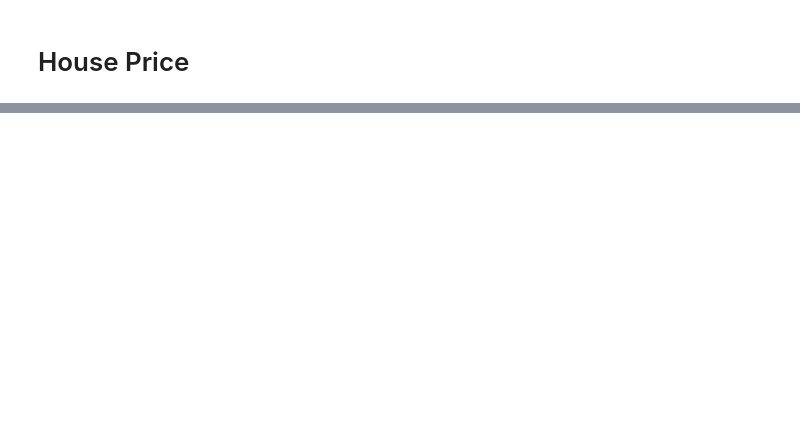
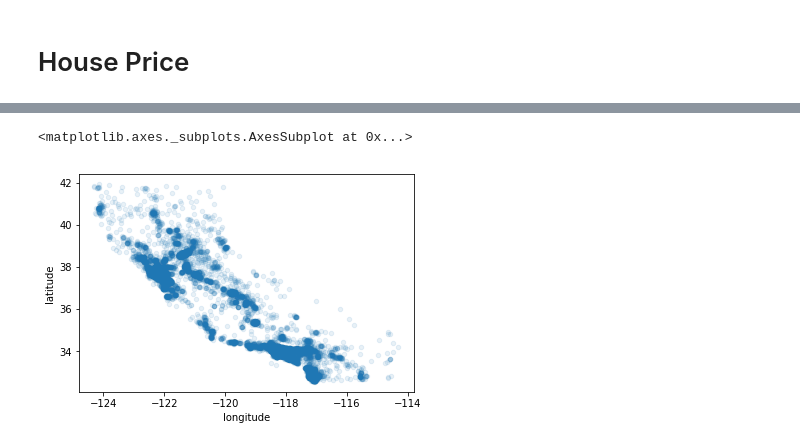
Before and after one commit to qiuweixuan/skilearn-study, a Jupyter notebook: house-price/house-price.ipynb, the cells around one changed output, grey strips where cells are left out. Saved outputs shown, nothing was run; the diff lists cells and outputs as text; code cells hidden in the pictures; blank space fills up the shorter version.

```diff
--- a/house-price/house-price.ipynb
+++ b/house-price/house-price.ipynb
@@ -43,0 +123,5 @@ tar_extractall(from_path = STORE_PATH , to_path = LOCAL_STORE_DIR )
+# %%
+#获取训练集，测试集
+test_ratio = 0.3
+random_state = 42
+train_set , test_set = train_test_split(housing_pd , test_size = test_ratio , random_state = random_state)
@@ -43,0 +147,5 @@ tar_extractall(from_path = STORE_PATH , to_path = LOCAL_STORE_DIR )
+# %%
+import numpy as np
+#离散化处理
+housing_pd['income_cat'] = np.ceil(housing_pd['median_income'] / 1.5)
+housing_pd['income_cat'].value_counts()
@@ -43,0 +165,4 @@ tar_extractall(from_path = STORE_PATH , to_path = LOCAL_STORE_DIR )
+# %%
+#再分为5段
+#前4不变，其余都归到第五类中
+housing_pd["income_cat"].where(housing_pd["income_cat"] < 5 , 5.0 ,inplace = True)
@@ -43,0 +178,15 @@ tar_extractall(from_path = STORE_PATH , to_path = LOCAL_STORE_DIR )
+# %%
+#分层采用获取训练集，测试集
+test_ratio = 0.3
+random_state = 42
+
+from sklearn.model_selection import StratifiedShuffleSplit
+#获取模型
+split_model = StratifiedShuffleSplit(n_splits=1, test_size=test_ratio, random_state=random_state)
+
+#训练模型
+for train_index, test_index in split_model.split(housing_pd,housing_pd['income_cat']):
+    print("TRAIN:", train_index, "TEST:", test_index)
+    #按索引分离数据
+    train_set = housing_pd.loc[train_index]
+    test_set = housing_pd.loc[test_index]
@@ -43,0 +228,5 @@ tar_extractall(from_path = STORE_PATH , to_path = LOCAL_STORE_DIR )
+# %%
+train_set.plot(kind="scatter",x="longitude",y="latitude",alpha = 0.1)
+# %% [output]
+<matplotlib.axes._subplots.AxesSubplot at 0x...>
+[figure, added]
```
Also changed, not shown: parts of 38 cells of this notebook.
